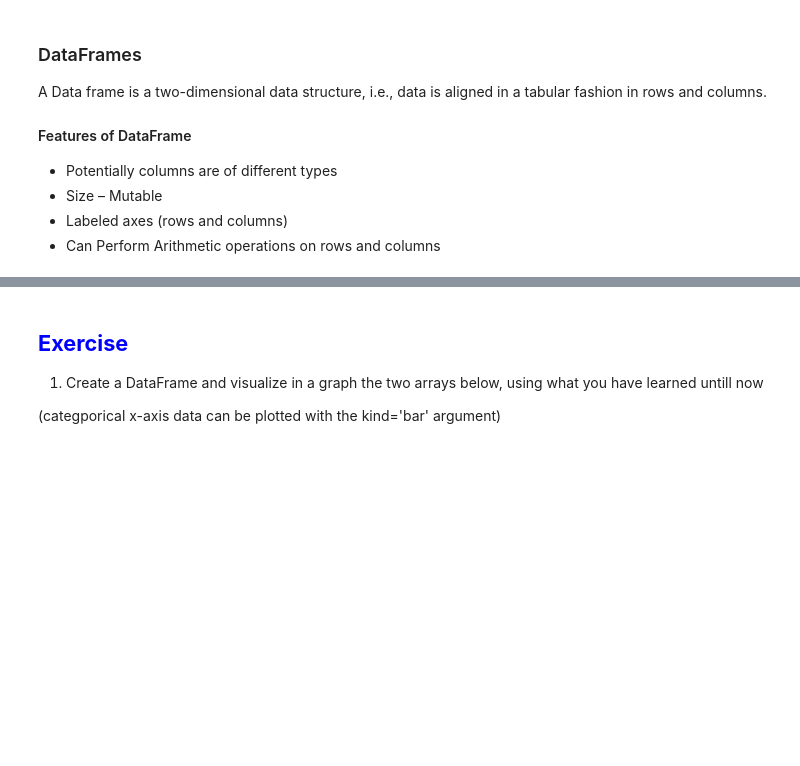
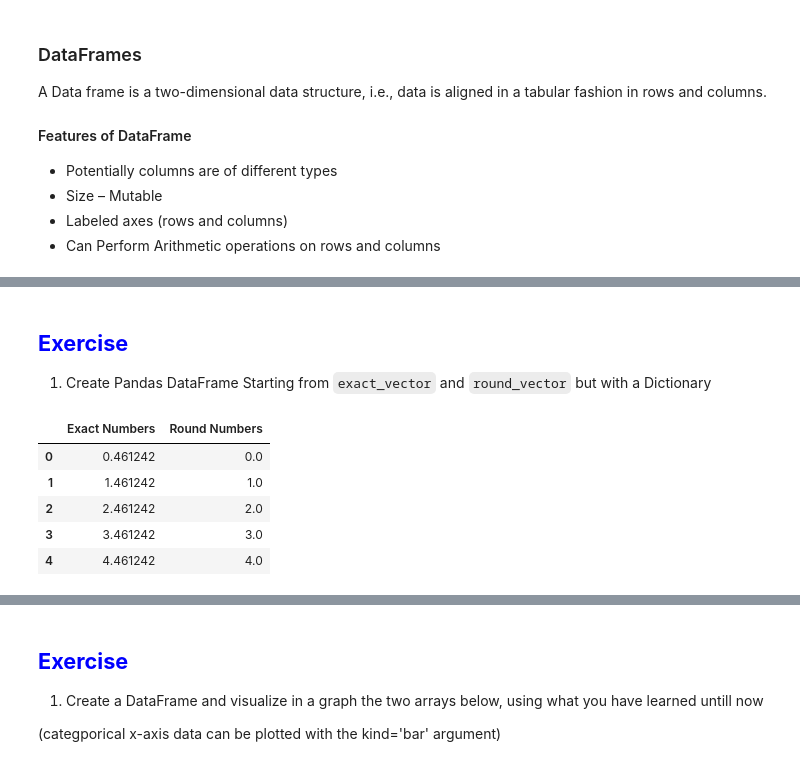
Before and after one commit to AndreaGabriele/pythontraining, a Jupyter notebook: Pandas - Teacher.ipynb, the cells around one changed output, grey strips where cells are left out. Drawn from its saved outputs; the diff is of its cells as text; code cells hidden in the pictures; blank space fills up the shorter version.

```diff
--- a/Pandas - Teacher.ipynb
+++ b/Pandas - Teacher.ipynb
@@ -219,0 +265,22 @@ df.head(5)
+# %% [markdown]
+## <span style="color:blue"> **Exercise** </span>
+
+1. Create Pandas DataFrame Starting from `exact_vector` and `round_vector` but with a Dictionary
+# %%
+# Ranaming Colums
+exact_vector = np.arange(16) + np.random.rand()
+round_vector = np.round(exact_vector)
+
+df = pd.DataFrame({'Exact Numbers':exact_vector,
+                    'Round Numbers':round_vector})
+
+
+
+df.head(5)
+# %% [output]
+|  | Exact Numbers | Round Numbers |
+| 0 | 0.461242 | 0.0 |
+| 1 | 1.461242 | 1.0 |
+| 2 | 2.461242 | 2.0 |
+| 3 | 3.461242 | 3.0 |
+| 4 | 4.461242 | 4.0 |
```
Also changed, not shown: parts of 41 cells of this notebook, 3 other files.
